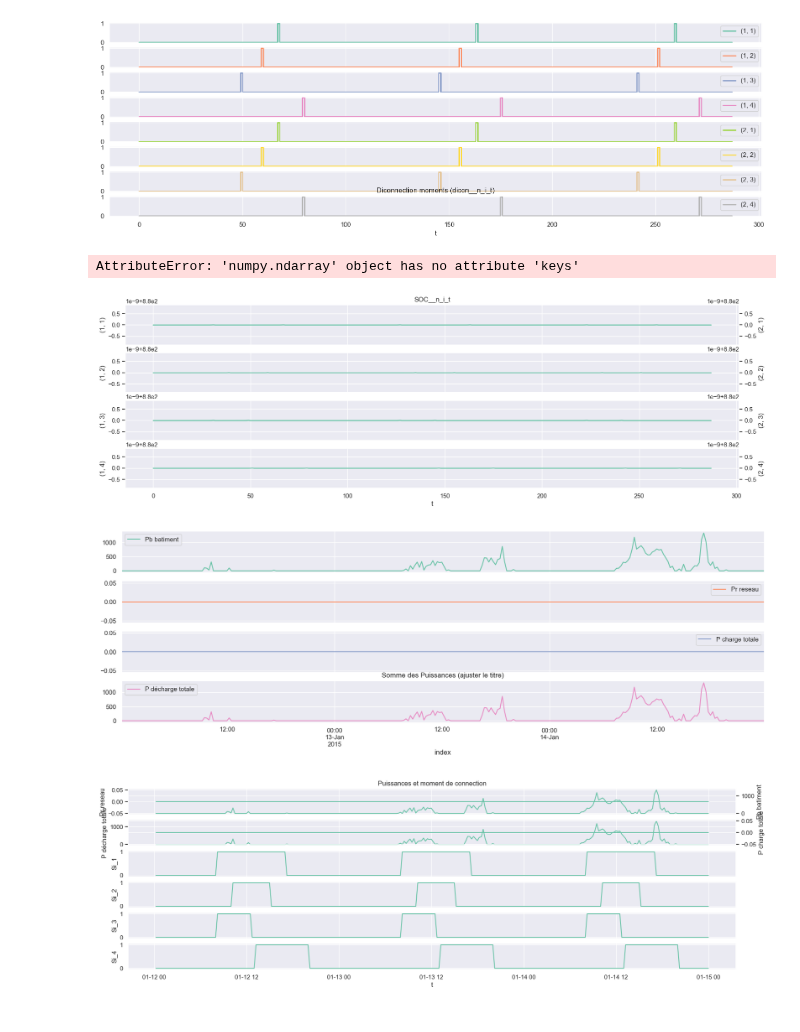
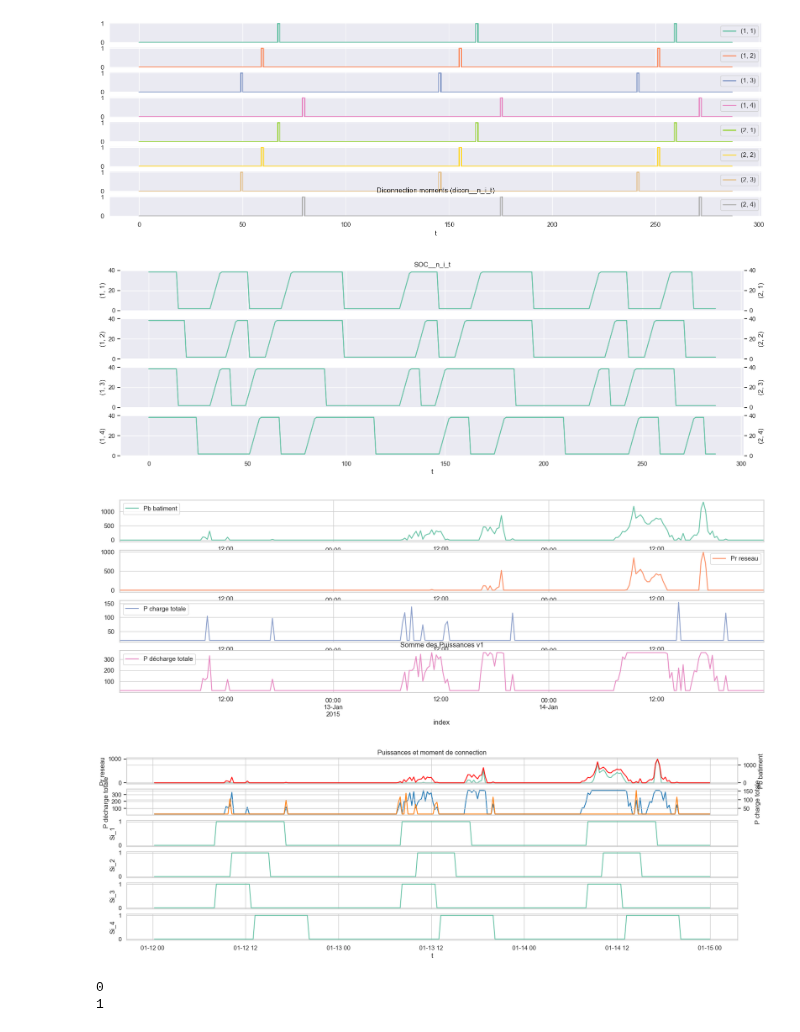
Before and after one commit to cimadure/ene8230, a Jupyter notebook: project.ipynb, the cells around one changed output. Cells and saved outputs as stored; diff of their text form; code cells hidden in the pictures.

```diff
--- a/project.ipynb
+++ b/project.ipynb
@@ -24,6 +20,7 @@ import seaborn as sns
 import matplotlib.pyplot as plt
 from IPython.display import display
 # %%
+sns.set_style("whitegrid")
 figure_size =[20,6]
 save_dir = 'media'
 # %%
@@ -189,12 +177,13 @@ dtype: float64
 # %%
 print('Set problem parameters')
-n_ev = 1000.0
+n_ev = 2.0
 # Prius 4.4kWh, Leaf 24kWh
-soc_max = 0.8*24*1000
-soc_min = 0.2*4.4*1000
+soc_max = 0.8*24*n_ev
+soc_min = 0.2*4.4*n_ev
 print("{mi} <= SOC <= {ma}".format(mi=soc_min, ma=soc_max))
 
-bn = n_ev
+bn = 1*n_ev
+#bn = 40
 params = {
     # Variables	Descriptions	Unités
     'Ce': 0.06319, # $/kWh (tarif D)
@@ -202,8 +191,8 @@ params = {
 
     'SOCmin': soc_min,  # État de charge minimum des véhicules électriques	kWh
     'SOCmax': soc_max,  # État de charge maximum des véhicules électriques	kWh
-    'Pch_min': 0*(4.4*(15/60))*bn,  # Puissance de charge minimum 	kW
-    'Pdis_min': 0*(4.4*(15/60))*bn,  # Puissance de décharge minimum	kW
+    'Pch_min': 1*(4.4*(15/60))*bn,  # Puissance de charge minimum 	kW
+    'Pdis_min': 1*(4.4*(15/60))*bn,  # Puissance de décharge minimum	kW
     'Pch_max_n': [bn*7.5, bn*50.0],  # Puissance de charge maximum en utilisant les bornes de type n	kW
     'Pdis_max_n': [bn*5.0, bn*40.0],  # Puissance de décharge maximum en utilisant les bornes de type n	kW
     #'Pch_max_n': [50.0],  # Puissance de charge maximum en utilisant les bornes de type n	kW
@@ -320,11 +355,9 @@ df_SOC__n_i_t = mdl.var_dict_as_df(solution=solus, var_dict=mdl.SOC__n_i_t, inde
 #df_SOC__n_i_t.rename(mapper=lambda x: f'I_{x}', axis='columns', level=1, inplace=True)
 #print(df_SOC__n_i_t)
 # %%
-df_Rborne__n_i = mdl.var_dict_as_df(solution=solus, var_dict=mdl.Rborne__n_i,
-                                 index='i', columns='n')
-print(df_Rborne__n_i)
+#df_Rborne__n_i = mdl.var_dict_as_df(solution=solus, var_dict=mdl.Rborne__n_i,
+#                                 index='i', columns='n')
+#print(df_Rborne__n_i)
-# %% [output]
-AttributeError: 'numpy.ndarray' object has no attribute 'keys'
 # %%
 # Error Bands + valeur maximale des mois
 
@@ -358,43 +391,48 @@ axs[0].title.set_text(title)
 plt.show()
 fig.savefig(filename, format='png', dpi=100, bbox_inches='tight')
 # %% [output]
-[figure, old version]
+[figure, new version]
 # %%
-title = "Somme des Puissances (ajuster le titre)"
-dk.plot(figsize=figure_size,subplots=True)
-for char in invalid:
-	filename = title.replace(char, '_')+'.png'
-filename = Path(save_dir,filename)
+title = "Somme des Puissances v1"
+sns.set_style("whitegrid")
+#fig=plt.figure()
+fig, ax = plt.subplots(figsize=figure_size, sharex=True)
+dk.plot(figsize=figure_size,subplots=True, ax=ax)
+#for char in invalid:
+#	filename = title.replace(char, '_')+'.png'
+filename = Path(save_dir,title+'.png')
 plt.title(title)
 plt.show()
+fig = ax.get_figure()
 fig.savefig(filename, format='png', dpi=100, bbox_inches='tight')
 # %% [output]
-[figure, old version]
+[figure, new version]
 # %%
 title = 'Puissances et moment de connection'
 en = pd.DataFrame(mdl.params['Si'], columns=['Si_1', 'Si_2','Si_3','Si_4'])
 en['t'] = idx
+sns.set_style("whitegrid")
 fig, axs = plt.subplots(nrows=6, figsize=figure_size, sharex=True)
 g = sns.lineplot(x=dk.index, y='Pr reseau', estimator='max', data=dk,  ax=axs[0])
 ax2 = g.twinx()
-h = sns.lineplot(x=dk.index, y='Pb batiment', estimator='max', data=dk, ax=ax2)
-g = sns.lineplot(x=dk.index, y='P décharge totale', estimator='max', data=dk,  ax=axs[1])
+h = sns.lineplot(x=dk.index, y='Pb batiment', estimator='max', data=dk, ax=ax2, color='r',dashes=True)
+g = sns.lineplot(x=dk.index, y='P décharge totale', estimator='max', data=dk,  ax=axs[1], color='tab:blue')
 ax2 = g.twinx()
-h = sns.lineplot(x=dk.index, y='P charge totale', estimator='max', data=dk, ax=ax2)
+h = sns.lineplot(x=dk.index, y='P charge totale', estimator='max', data=dk, ax=ax2, color='tab:orange')
 g = sns.lineplot(x=what, y='Si_1', estimator='max', data=en, ax=axs[2])
 g = sns.lineplot(x=what, y='Si_2', estimator='max', data=en, ax=axs[3])
 g = sns.lineplot(x=what, y='Si_3', estimator='max', data=en, ax=axs[4])
 g = sns.lineplot(x=what, y='Si_4', estimator='max', data=en, ax=axs[5])
 
 for char in invalid:
 	filename = title.replace(char, '_')+'.png'
 filename = Path(save_dir,filename)
 
 axs[0].title.set_text(title)
 plt.show()
 fig.savefig(filename, format='png', dpi=100, bbox_inches='tight')
 # %% [output]
-[figure, old version]
+[figure, new version]
 # %%
 import docx
 from docx import Document
@@ -403,7 +441,7 @@ doc = Document()
 doc.add_heading('Résumé des informations du problème', 0)
 
 doc.add_paragraph('Rborne[n,i]')
-t_df = df_Rborne__n_i
+t_df = pd.DataFrame(mdl.Rborne__n_i)
 
 # add a table to the end and create a reference variable
 # extra row is so we can add the header row
@@ -421,3 +459,6 @@ for i in range(t_df.shape[0]):
 
 # save the doc
 doc.save(Path(save_dir, 'tables.docx'))
+# %% [output]
+0
+1
```
Also changed, not shown: parts of 9 cells of this notebook, 1 other file.
